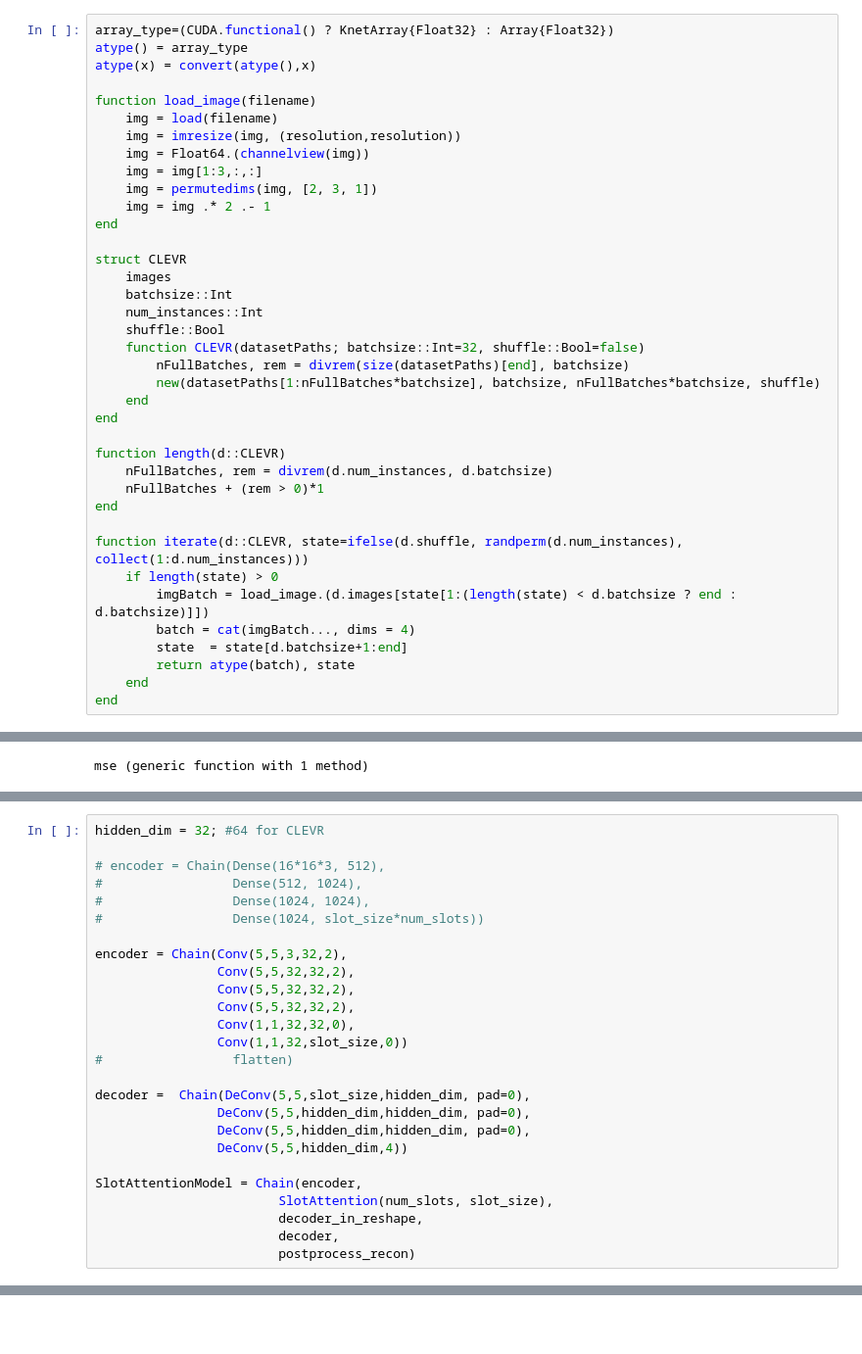
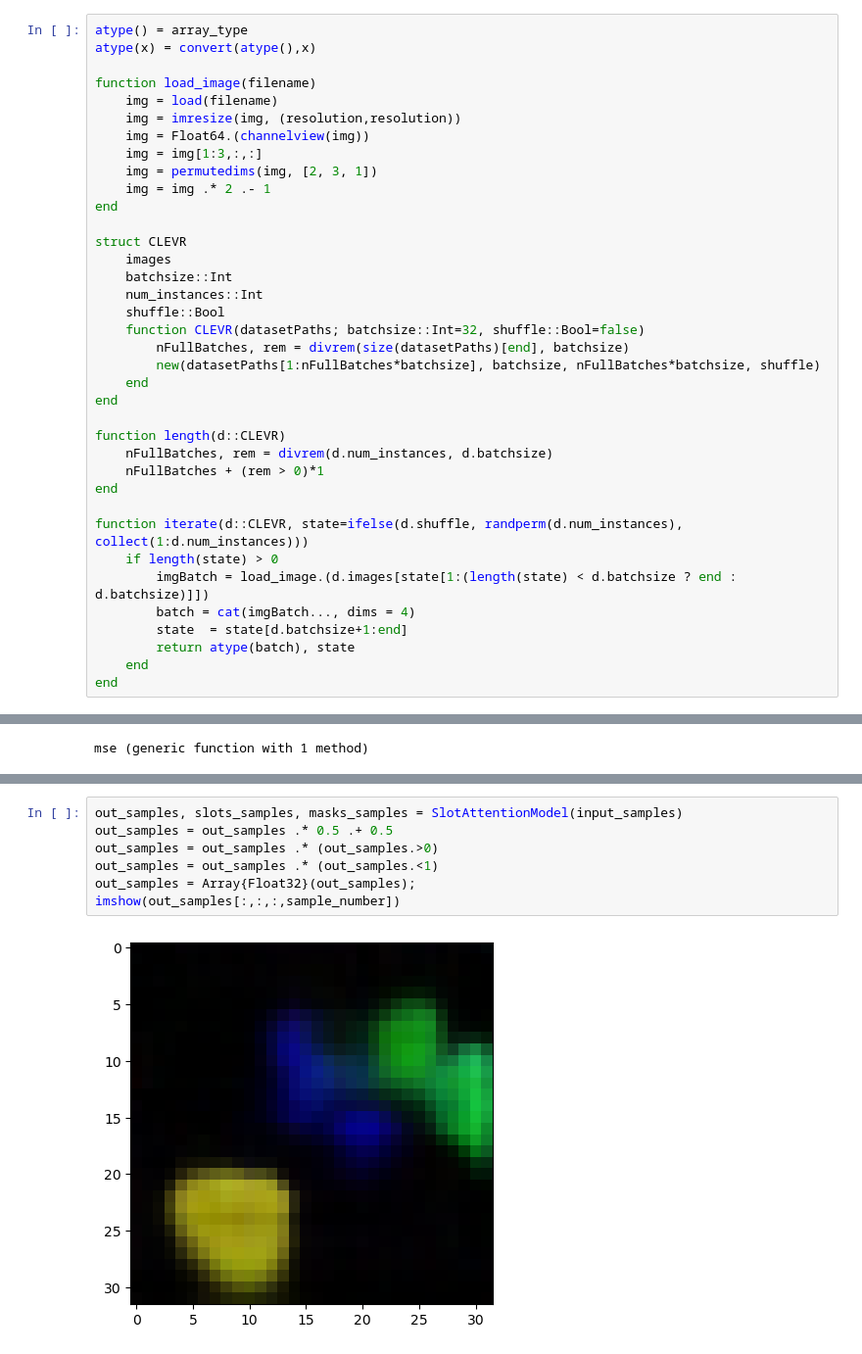
Before and after one commit to a-imamshah/slotattention.jl, a Jupyter notebook: SlotAttention_FirstResults.ipynb, the cells around one changed output, grey strips where cells are left out. Shown: that part at 98% size. Saved outputs shown, nothing was run; the diff lists cells and outputs as text; blank space fills up the shorter version.

```diff
--- a/SlotAttention_FirstResults.ipynb
+++ b/SlotAttention_FirstResults.ipynb
@@ -21,5 +32,4 @@ hidden_dim = 32;
 # %%
-array_type=(CUDA.functional() ? KnetArray{Float32} : Array{Float32})
 atype() = array_type
 atype(x) = convert(atype(),x)
 
@@ -240,26 +392,0 @@ postprocess_recon (generic function with 1 method)
-# %%
-hidden_dim = 32; #64 for CLEVR
-
-# encoder = Chain(Dense(16*16*3, 512),
-#                 Dense(512, 1024),
-#                 Dense(1024, 1024),
-#                 Dense(1024, slot_size*num_slots))
-
-encoder = Chain(Conv(5,5,3,32,2),
-                Conv(5,5,32,32,2),
-                Conv(5,5,32,32,2),
-                Conv(5,5,32,32,2),
-                Conv(1,1,32,32,0),
-                Conv(1,1,32,slot_size,0))
-#                 flatten)
-
-decoder =  Chain(DeConv(5,5,slot_size,hidden_dim, pad=0),
-                DeConv(5,5,hidden_dim,hidden_dim, pad=0),
-                DeConv(5,5,hidden_dim,hidden_dim, pad=0),
-                DeConv(5,5,hidden_dim,4))
-
-SlotAttentionModel = Chain(encoder,
-                        SlotAttention(num_slots, slot_size),
-                        decoder_in_reshape,
-                        decoder,
-                        postprocess_recon)
@@ -504,0 +519,9 @@ h[t] = o[t] .* tanh(c[t])
+# %%
+out_samples, slots_samples, masks_samples = SlotAttentionModel(input_samples)
+out_samples = out_samples .* 0.5 .+ 0.5
+out_samples = out_samples .* (out_samples.>0)
+out_samples = out_samples .* (out_samples.<1)
+out_samples = Array{Float32}(out_samples);
+imshow(out_samples[:,:,:,sample_number])
+# %% [output]
+[figure, added]
```
Also changed, not shown: parts of 49 cells of this notebook.
